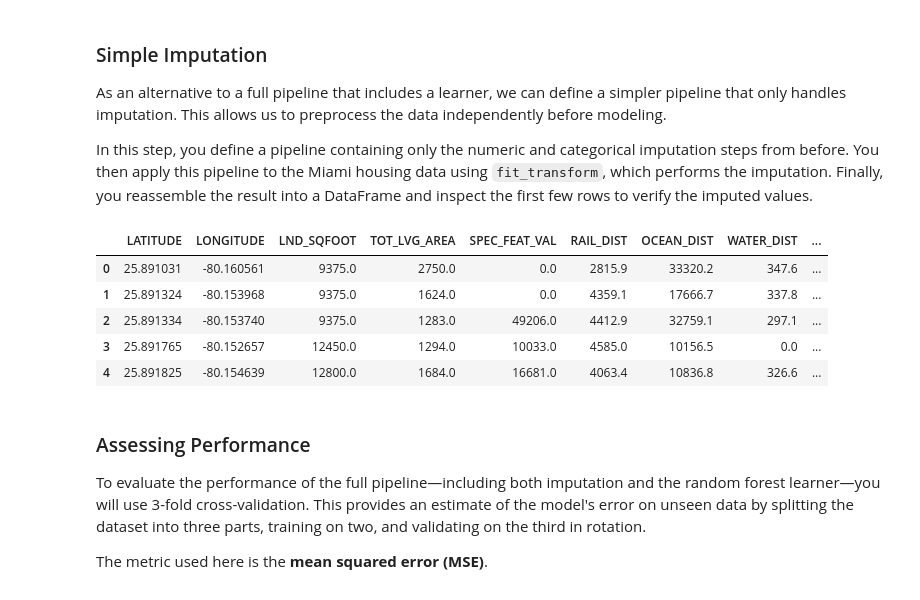
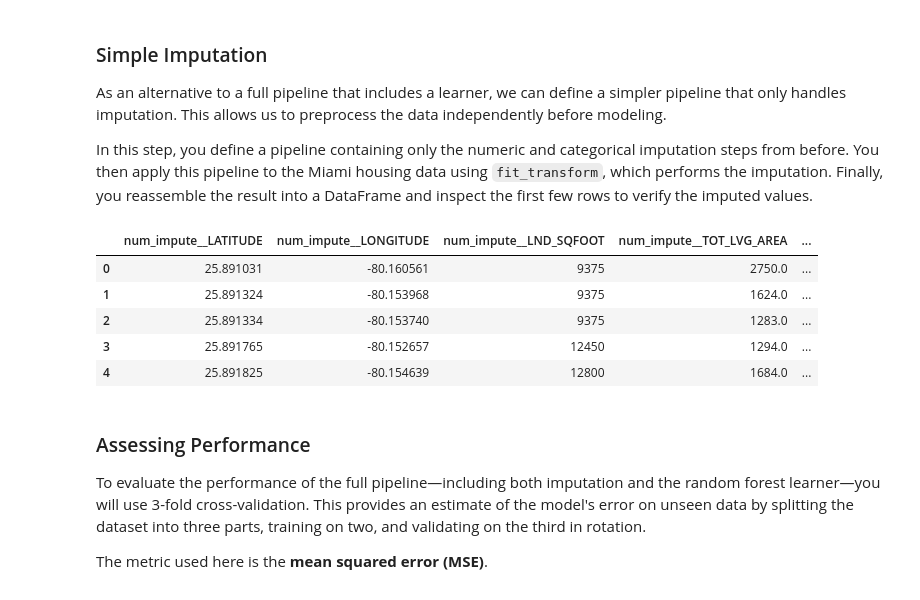
Before and after one commit to slds-lmu/lecture_appml, a Jupyter notebook: exercises/imputation/imputation_py.ipynb, the cells around one changed output. Cells and saved outputs as stored; diff of their text form; code cells hidden in the pictures; folded sections open.

```diff
--- a/exercises/imputation/imputation_py.ipynb
+++ b/exercises/imputation/imputation_py.ipynb
@@ -26,13 +26,10 @@ X, y = fetch_openml(data_id=43093, as_frame=True, return_X_y=True)
 miami = X.copy()
 
 miami.drop(columns=["PARCELNO"], inplace=True)
-for col in miami.columns[:16]:
-    miami[col] = pd.to_numeric(miami[col], errors='coerce')
 
-# Convert "avno60plus" and "structure_quality" to categorical
-cols_to_cat = ["avno60plus", "structure_quality"]
-for col in cols_to_cat:
-    miami[col] = miami[col].astype('category')
+# Convert "avno60plus" and "structure_quality" to object
+for col in ("avno60plus", "structure_quality"):
+    miami[col] = miami[col].astype('object')
 
 # Introduce missingness in three features for homes with age > 50
 mask_idxs = miami.index[miami['age'] > 50]
@@ -40,9 +37,6 @@ for feature in ['OCEAN_DIST', 'TOT_LVG_AREA', 'structure_quality']:
     sampled = rng.choice(mask_idxs, size=2000, replace=False)
     miami.loc[sampled, feature] = np.nan
 
-numeric_cols = miami.select_dtypes(include=[np.number]).columns.tolist()
-categorical_cols = miami.select_dtypes(include=["category", "object"]).columns.tolist()
-
 # Quick sanity check
 print("\nMissing values introduced:")
 print(miami[['OCEAN_DIST', 'TOT_LVG_AREA', 'structure_quality']].isna().sum())
@@ -166,15 +178,21 @@ Use `ColumnTransformer` to apply different preprocessing steps to numerical and
 #===SOLUTION===
 
 from sklearn.ensemble import RandomForestRegressor
+from sklearn.preprocessing import OneHotEncoder
+from sklearn.compose import make_column_selector
 
 impute_and_encode = Pipeline([
-    ("oor", OutOfRangeImputer(missing_value=-1)),
-    ("onehot", OneHotEncoder(sparse_output=False, handle_unknown='ignore'))
+    ("oor", SimpleImputer(strategy="constant", fill_value=-1)),
+    ("onehot", OneHotEncoder())
 ])
 
+# Use make_column_selector to automatically select columns by dtype
+numeric_selector = make_column_selector(dtype_exclude=object)
+categorical_selector = make_column_selector(dtype_include=object)
+
 preprocessor = ColumnTransformer([
-    ("num_impute", impute_numeric, numeric_cols),
-    ("cat_process", impute_and_encode, categorical_cols)
+    ("num_impute", impute_numeric, numeric_selector),
+    ("cat_process", impute_and_encode, categorical_selector)
 ], remainder="drop")
 
 full_pipeline = Pipeline([
@@ -213,22 +224,25 @@ In this step, you define a pipeline containing only the numeric and categorical
 # %%
 # Define a "simple" imputation pipeline (no learner)
 simple_impute = ColumnTransformer([
-    ("num_impute", impute_numeric, numeric_cols),
-    ("cat_impute", impute_factor, categorical_cols)
+    ("num_impute", impute_numeric, numeric_selector),
+    ("cat_impute", SimpleImputer(strategy="constant", fill_value=-1), categorical_selector)
 ], remainder="drop")
 
-X_imputed_array = simple_impute.fit_transform(miami)
+# Set output to pandas DataFrame directly
+simple_impute.set_output(transform="pandas")
 
-# Reassemble into a DataFrame
-miami_imputed = pd.DataFrame(X_imputed_array, columns=numeric_cols + categorical_cols)
+# The fit_transform will now return a DataFrame automatically
+miami_imputed = simple_impute.fit_transform(miami)
+
+# Display the results
 miami_imputed.head()
 # %% [output]
-|  | LATITUDE | LONGITUDE | LND_SQFOOT | TOT_LVG_AREA | SPEC_FEAT_VAL | RAIL_DIST | OCEAN_DIST | WATER_DIST | ... |
-| 0 | 25.891031 | -80.160561 | 9375.0 | 2750.0 | 0.0 | 2815.9 | 33320.2 | 347.6 | ... |
-| 1 | 25.891324 | -80.153968 | 9375.0 | 1624.0 | 0.0 | 4359.1 | 17666.7 | 337.8 | ... |
-| 2 | 25.891334 | -80.153740 | 9375.0 | 1283.0 | 49206.0 | 4412.9 | 32759.1 | 297.1 | ... |
-| 3 | 25.891765 | -80.152657 | 12450.0 | 1294.0 | 10033.0 | 4585.0 | 10156.5 | 0.0 | ... |
-| 4 | 25.891825 | -80.154639 | 12800.0 | 1684.0 | 16681.0 | 4063.4 | 10836.8 | 326.6 | ... |
+|  | num_impute__LATITUDE | num_impute__LONGITUDE | num_impute__LND_SQFOOT | num_impute__TOT_LVG_AREA | ... |
+| 0 | 25.891031 | -80.160561 | 9375 | 2750.0 | ... |
+| 1 | 25.891324 | -80.153968 | 9375 | 1624.0 | ... |
+| 2 | 25.891334 | -80.153740 | 9375 | 1283.0 | ... |
+| 3 | 25.891765 | -80.152657 | 12450 | 1294.0 | ... |
+| 4 | 25.891825 | -80.154639 | 12800 | 1684.0 | ... |
 # %% [markdown]
 ### Assessing Performance
 
```
Also changed, not shown: parts of 16 cells of this notebook, 1 other file.
